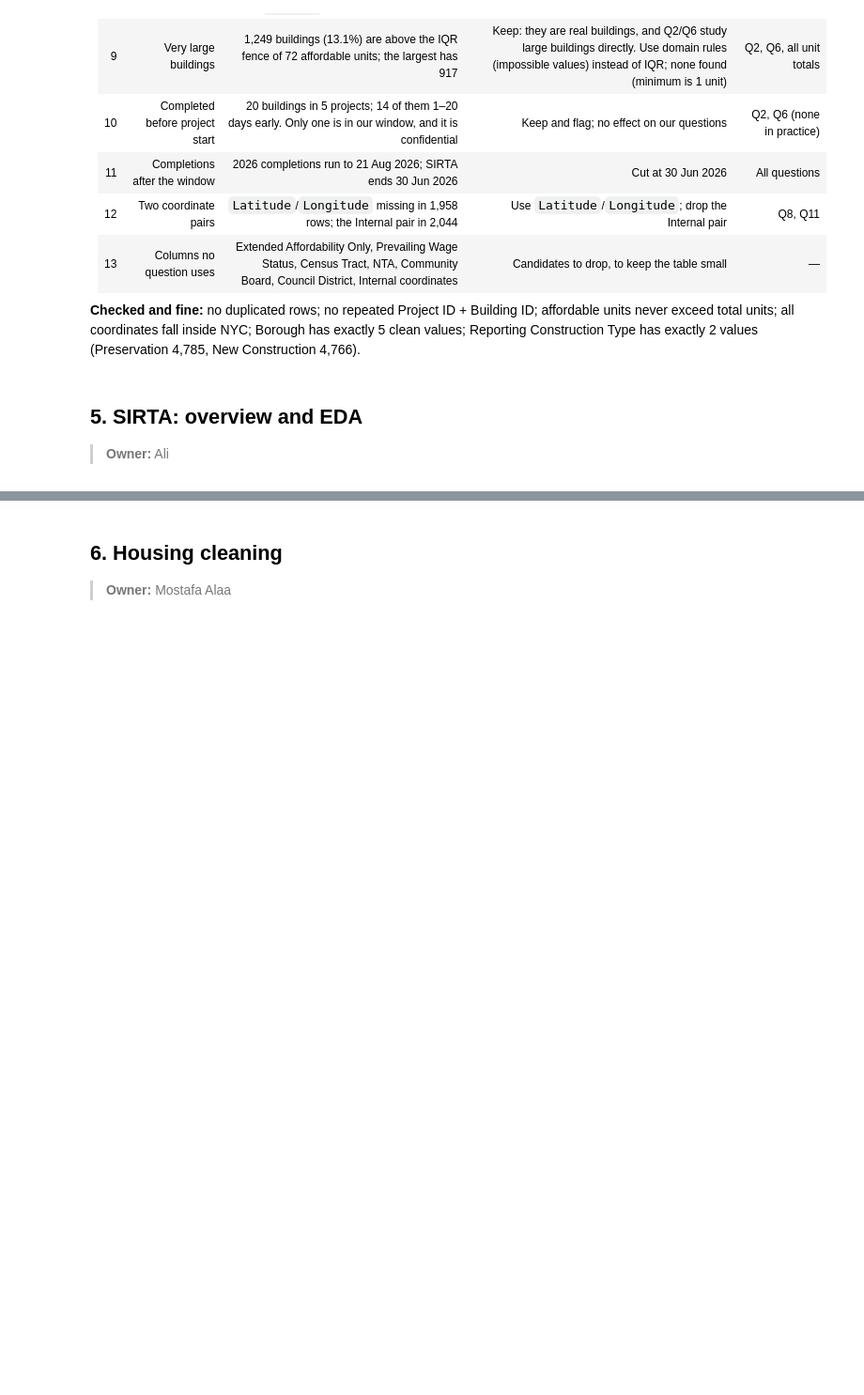
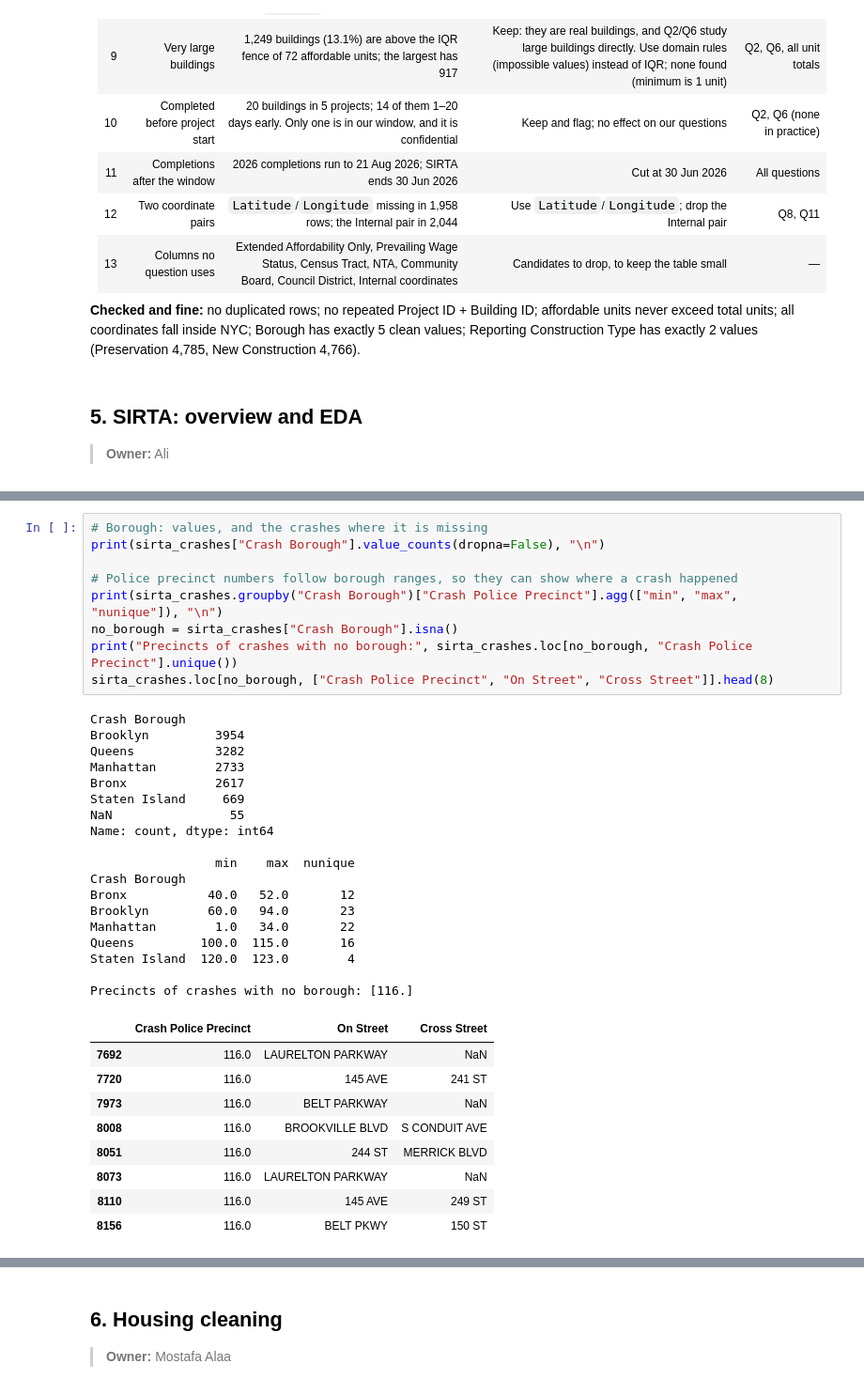
Before and after one commit to mohamednazmy23/nyc-housing-street-safety, a Jupyter notebook: notebooks/nyc_dev_project.ipynb, the cells around one changed output, grey strips where cells are left out. Shown at 94% size. Cells and saved outputs as stored; diff of their text form; blank space fills up the shorter version.

```diff
--- a/notebooks/nyc_dev_project.ipynb
+++ b/notebooks/nyc_dev_project.ipynb
@@ -314,0 +371,37 @@ check.sort_values("days_early", ascending=False)
+# %%
+# Borough: values, and the crashes where it is missing
+print(sirta_crashes["Crash Borough"].value_counts(dropna=False), "\n")
+
+# Police precinct numbers follow borough ranges, so they can show where a crash happened
+print(sirta_crashes.groupby("Crash Borough")["Crash Police Precinct"].agg(["min", "max", "nunique"]), "\n")
+no_borough = sirta_crashes["Crash Borough"].isna()
+print("Precincts of crashes with no borough:", sirta_crashes.loc[no_borough, "Crash Police Precinct"].unique())
+sirta_crashes.loc[no_borough, ["Crash Police Precinct", "On Street", "Cross Street"]].head(8)
+# %% [output]
+Crash Borough
+Brooklyn         3954
+Queens           3282
+Manhattan        2733
+Bronx            2617
+Staten Island     669
+NaN                55
+Name: count, dtype: int64
+
+                 min    max  nunique
+Crash Borough
+Bronx           40.0   52.0       12
+Brooklyn        60.0   94.0       23
+Manhattan        1.0   34.0       22
+Queens         100.0  115.0       16
+Staten Island  120.0  123.0        4
+
+Precincts of crashes with no borough: [116.]
+|  | Crash Police Precinct | On Street | Cross Street |
+| 7692 | 116.0 | LAURELTON PARKWAY | NaN |
+| 7720 | 116.0 | 145 AVE | 241 ST |
+| 7973 | 116.0 | BELT PARKWAY | NaN |
+| 8008 | 116.0 | BROOKVILLE BLVD | S CONDUIT AVE |
+| 8051 | 116.0 | 244 ST | MERRICK BLVD |
+| 8073 | 116.0 | LAURELTON PARKWAY | NaN |
+| 8110 | 116.0 | 145 AVE | 249 ST |
+| 8156 | 116.0 | BELT PKWY | 150 ST |
```
Also changed, not shown: parts of 15 cells of this notebook, 5 other files.
